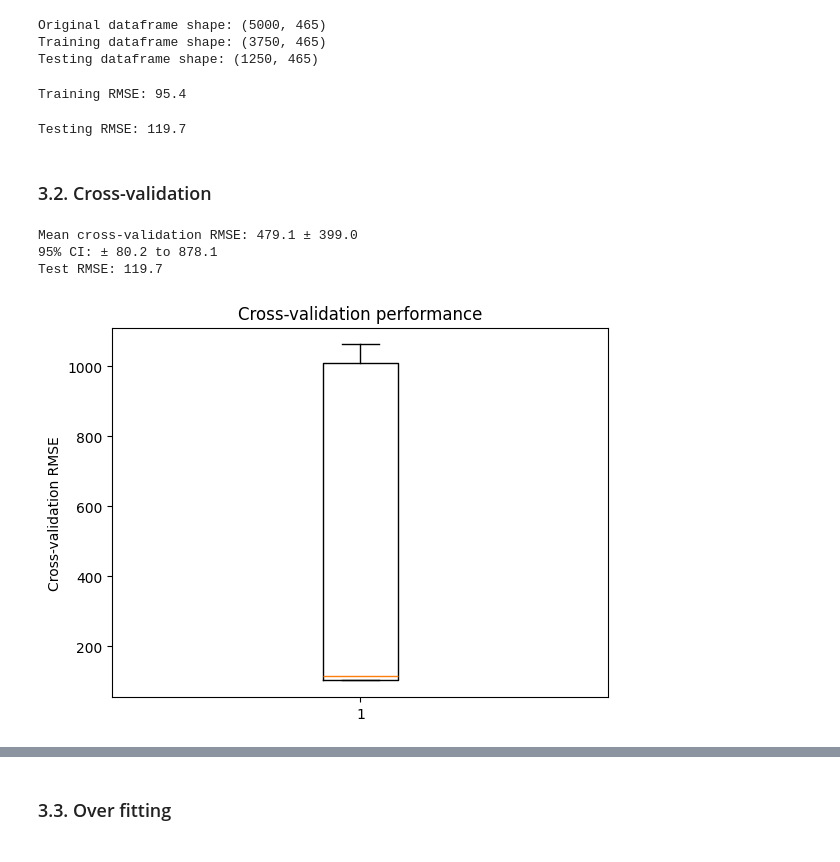
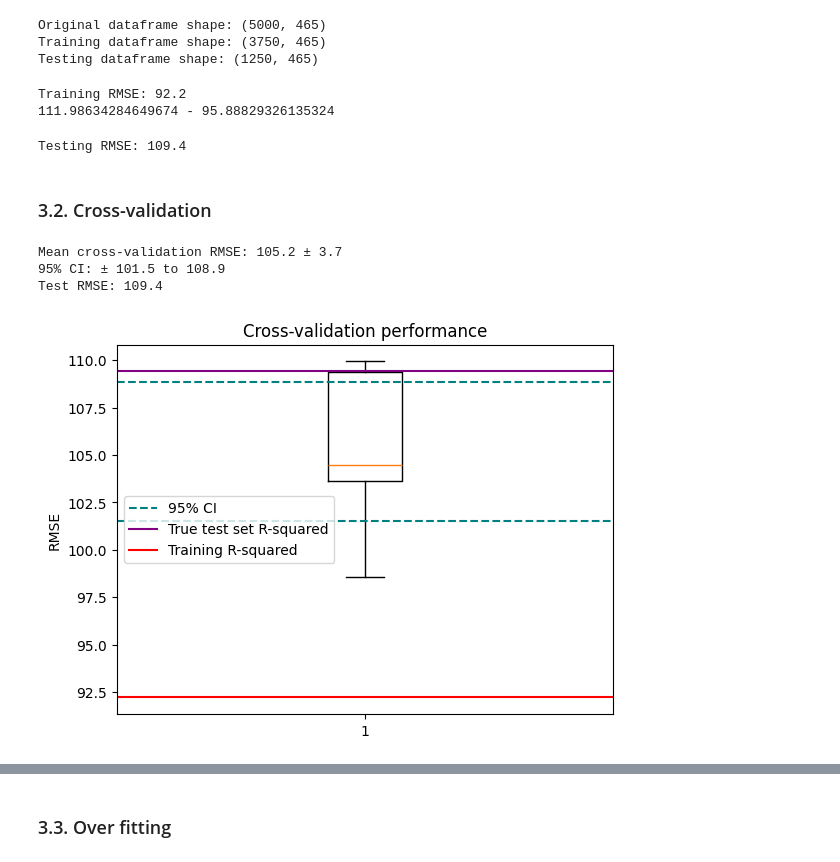
Before and after one commit to kebo0267/AI_ML_Classwork, a Jupyter notebook: class_demo/Lesson_19_demo.ipynb, the cells around one changed output, grey strips where cells are left out. Cells and saved outputs as stored; diff of their text form; code cells hidden in the pictures.

```diff
--- a/class_demo/Lesson_19_demo.ipynb
+++ b/class_demo/Lesson_19_demo.ipynb
@@ -256,6 +217,7 @@ Original dataframe shape: (5000, 465)
 Training dataframe shape: (3750, 465)
 Testing dataframe shape: (1250, 465)
 # %%
+# Fit linear model on training data
 model = LinearRegression()
 
 fit_result = model.fit(
@@ -267,49 +229,65 @@ train_predictions = model.predict(
     train_df.drop(columns='distance_to_water')
 )
 
-train_rsq = root_mean_squared_error(train_df['distance_to_water'], train_predictions)
-print(f'Training RMSE: {train_rsq:.1f}')
+train_rmse = root_mean_squared_error(train_df['distance_to_water'], train_predictions)
+print(f'Training RMSE: {train_rmse:.1f}')
+print(f'{train_predictions[0]} - {train_df['distance_to_water'][0]}')
 # %% [output]
-Training RMSE: 95.4
+Training RMSE: 92.2
+111.98634284649674 - 95.88829326135324
 # %%
+# Used pre-fitted linear model to make predictions for test set features
 test_predictions = model.predict(
     test_df.drop(columns='distance_to_water')
 )
 
-test_rsq = root_mean_squared_error(test_df['distance_to_water'], test_predictions)
-print(f'Testing RMSE: {test_rsq:.1f}')
+test_rmse = root_mean_squared_error(test_df['distance_to_water'], test_predictions)
+print(f'Testing RMSE: {test_rmse:.1f}')
 # %% [output]
-Testing RMSE: 119.7
+Testing RMSE: 109.4
 # %% [markdown]
 ### 3.2. Cross-validation
 # %%
+from sklearn.model_selection import cross_val_score
+
+# Make a linear regression instance
 model = LinearRegression()
 
+# Run cross-validation scoring
 cv_scores = cross_val_score(
     model,
     df.drop(columns='distance_to_water'),
     df['distance_to_water'],
-    cv=5,
-    scoring='neg_root_mean_squared_error'
+    scoring='neg_root_mean_squared_error',
+    n_jobs=-1,
+    cv=5
 )
 
-cv_rmse = -cv_scores
+# Need to flip the sign - cross-validation used negative RMSE
+cv_scores = -cv_scores
 
-mean_cv_rmse = cv_rmse.mean()
-std_cv_rmse = cv_rmse.std()
-ci_95 = 1.96 * std_cv_rmse / np.sqrt(len(cv_rmse))
+# Get mean and standard deviation, construct 95% CI
+rmse_mean = np.mean(cv_scores)
+rmse_std = np.std(cv_scores)
+moe_95 = 1.96 * rmse_std / np.sqrt(len(cv_scores))
 
-print(f'Mean cross-validation RMSE: {mean_cv_rmse:.1f} ± {ci_95:.1f}')
-print(f'95% CI: ± {mean_cv_rmse - ci_95:.1f} to {mean_cv_rmse + ci_95:.1f}')
-print(f'Test RMSE: {test_rsq:.1f}')
-
-plt.title('Cross-validation performance')
-plt.boxplot(cv_rmse)
-plt.xlabel('')
-plt.ylabel('Cross-validation RMSE')
-plt.show()
+print(f'Mean cross-validation RMSE: {rmse_mean:.1f} ± {moe_95:.1f}')
+print(f'95% CI: ± {rmse_mean - moe_95:.1f} to {rmse_mean + moe_95:.1f}')
+print(f'Test RMSE: {test_rmse:.1f}')
 # %% [output]
-Mean cross-validation RMSE: 479.1 ± 399.0
-95% CI: ± 80.2 to 878.1
-Test RMSE: 119.7
+Mean cross-validation RMSE: 105.2 ± 3.7
+95% CI: ± 101.5 to 108.9
+Test RMSE: 109.4
-[figure, removed]
+# %%
+plt.title('Cross-validation performance')
+plt.boxplot(cv_scores)
+plt.axhline(rmse_mean - moe_95, linestyle='--', color='teal', label='95% CI')
+plt.axhline(rmse_mean + moe_95, linestyle='--', color='teal')
+plt.axhline(test_rmse, color='purple', label='True test set R-squared')
+plt.axhline(train_rmse, color='red', label='Training R-squared')
+plt.ylabel('RMSE')
+plt.xlabel('')
+plt.legend(loc='center left')
+plt.show()
+# %% [output]
+[figure, added]
```
Also changed, not shown: parts of 29 cells of this notebook, 9 other files.
